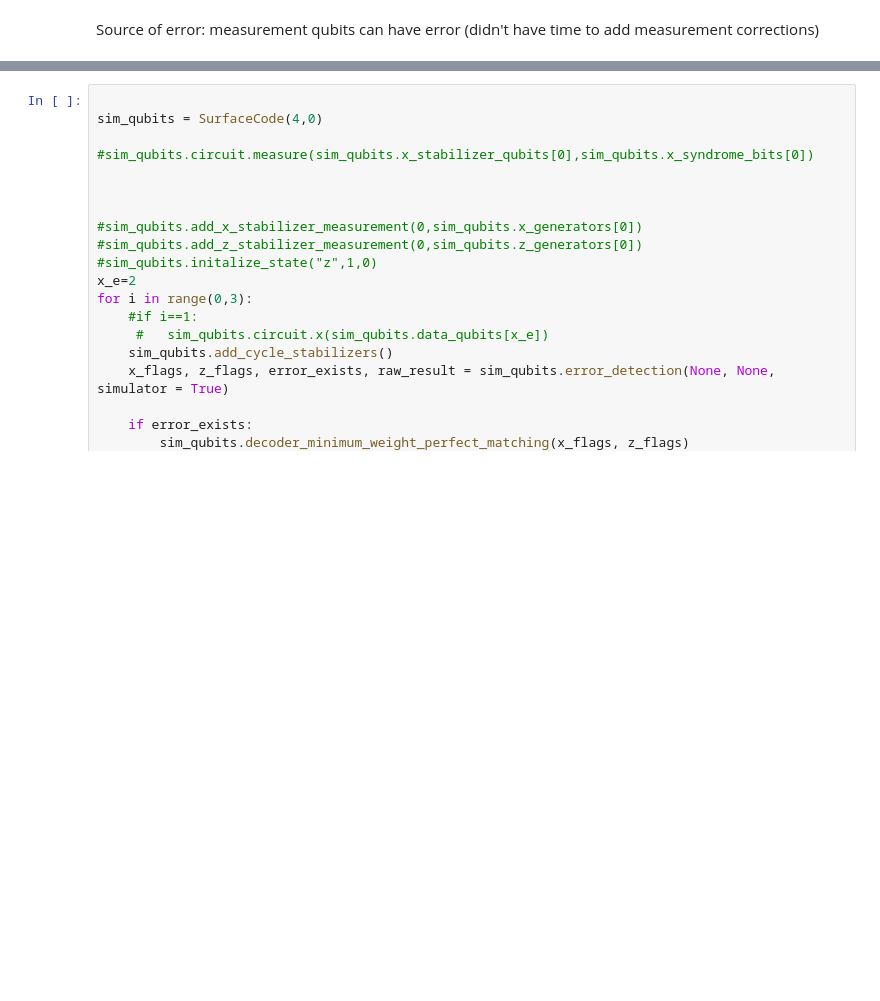
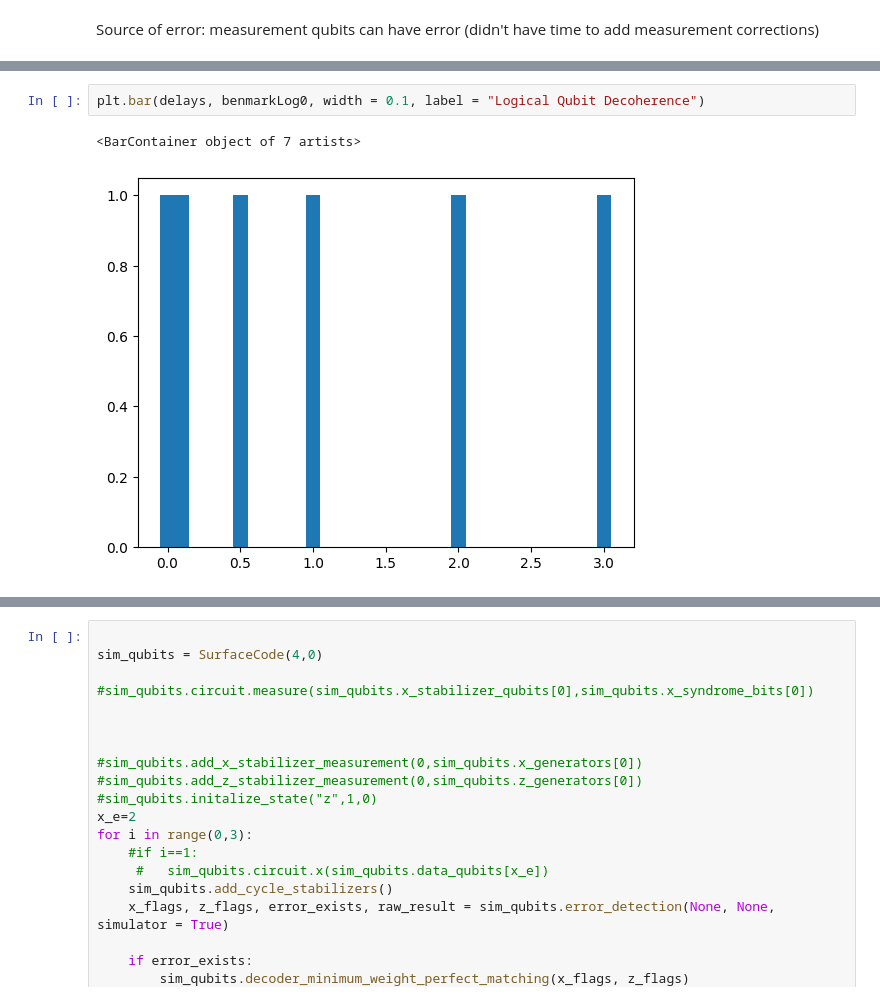
Before and after one commit to Grace-Davanzo/SurfaceCodeSimulation, a Jupyter notebook: surface_code.ipynb, the cells around one changed output, grey strips where cells are left out. Cells and saved outputs as stored; diff of their text form; blank space fills up the shorter version.

```diff
--- a/surface_code.ipynb
+++ b/surface_code.ipynb
@@ -951,0 +1083,5 @@ Z flagged qubits [6, 7, 8, 1]
+# %%
+plt.bar(delays, benmarkLog0, width = 0.1, label = "Logical Qubit Decoherence")
+# %% [output]
+<BarContainer object of 7 artists>
+[figure, added]
```
Also changed, not shown: parts of 18 cells of this notebook, 3 other files.
